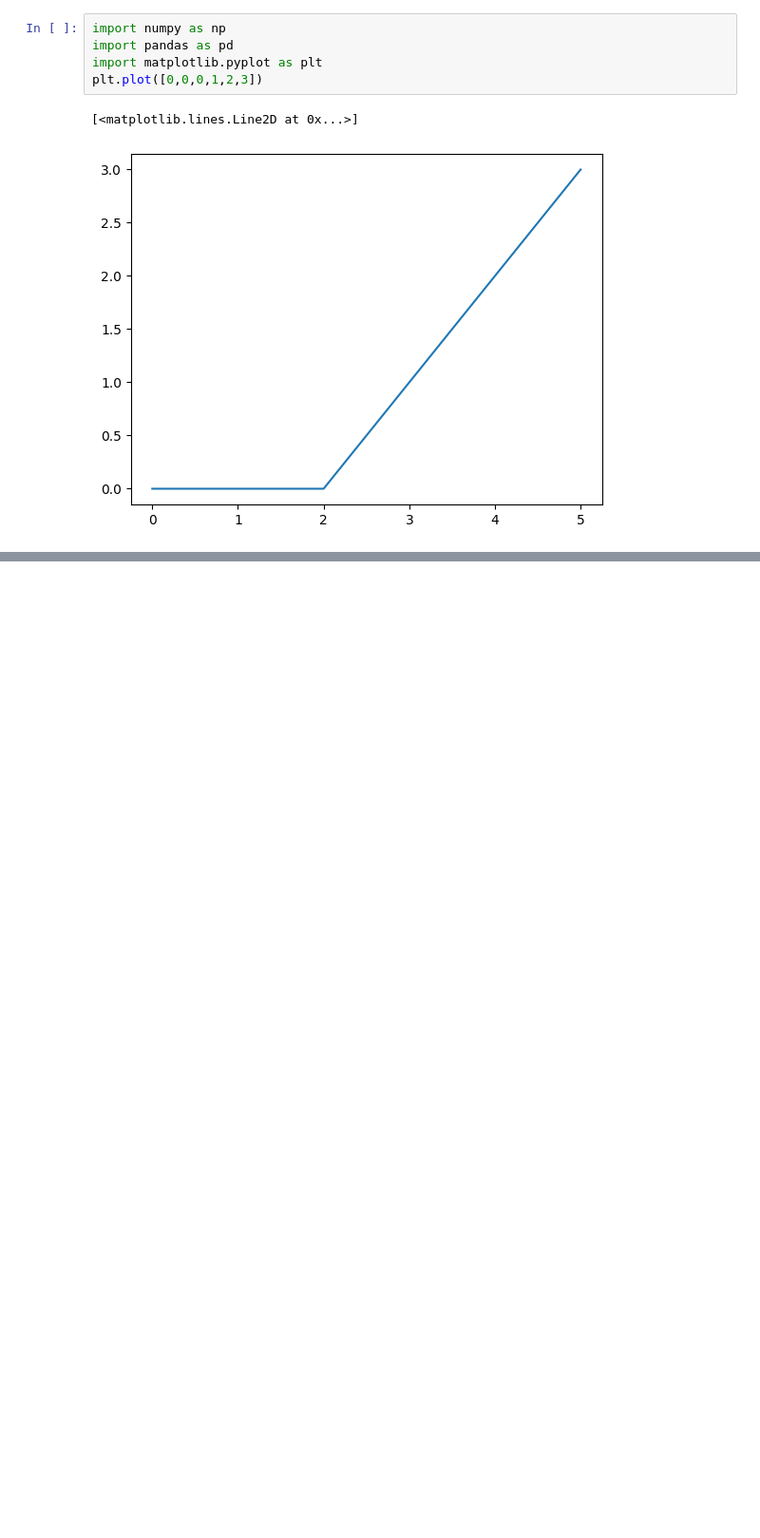
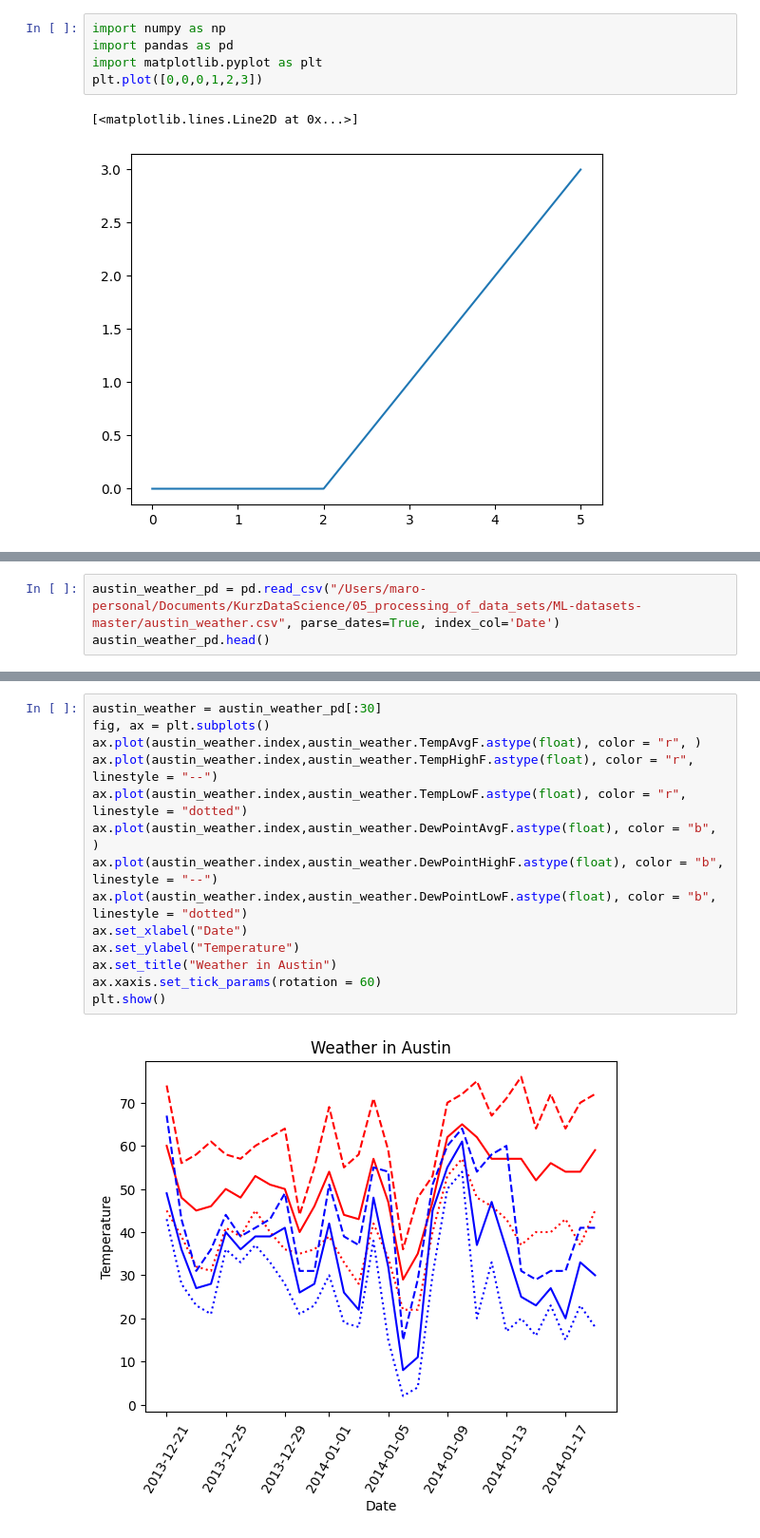
Before and after one commit to ANUVAMAON/KurzDataScienceCZ6, a Jupyter notebook: 06_data_visualisation/01.ipynb, the cells around one changed output, grey strips where cells are left out. Shown at 95% size. Saved outputs shown, nothing was run; the diff lists cells and outputs as text; blank space fills up the shorter version.

```diff
--- a/06_data_visualisation/01.ipynb
+++ b/06_data_visualisation/01.ipynb
@@ -14,0 +79,3 @@ plt.show()
+# %%
+austin_weather_pd = pd.read_csv("/Users/maro-personal/Documents/KurzDataScience/05_processing_of_data_sets/ML-datasets-master/austin_weather.csv", parse_dates=True, index_col='Date')
+austin_weather_pd.head()
@@ -14,0 +90,16 @@ plt.show()
+# %%
+austin_weather = austin_weather_pd[:30]
+fig, ax = plt.subplots()
+ax.plot(austin_weather.index,austin_weather.TempAvgF.astype(float), color = "r", )
+ax.plot(austin_weather.index,austin_weather.TempHighF.astype(float), color = "r", linestyle = "--")
+ax.plot(austin_weather.index,austin_weather.TempLowF.astype(float), color = "r", linestyle = "dotted")
+ax.plot(austin_weather.index,austin_weather.DewPointAvgF.astype(float), color = "b", )
+ax.plot(austin_weather.index,austin_weather.DewPointHighF.astype(float), color = "b", linestyle = "--")
+ax.plot(austin_weather.index,austin_weather.DewPointLowF.astype(float), color = "b", linestyle = "dotted")
+ax.set_xlabel("Date")
+ax.set_ylabel("Temperature")
+ax.set_title("Weather in Austin")
+ax.xaxis.set_tick_params(rotation = 60)
+plt.show()
+# %% [output]
+[figure, added]
```
Also changed, not shown: parts of 41 cells of this notebook, 2 other files.
